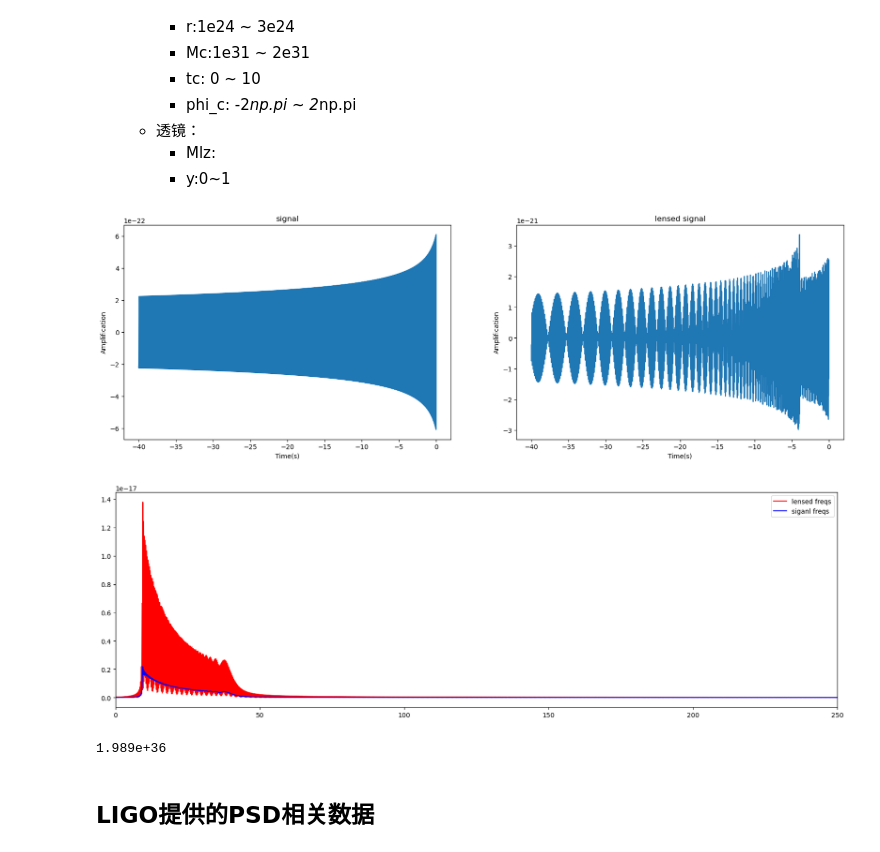
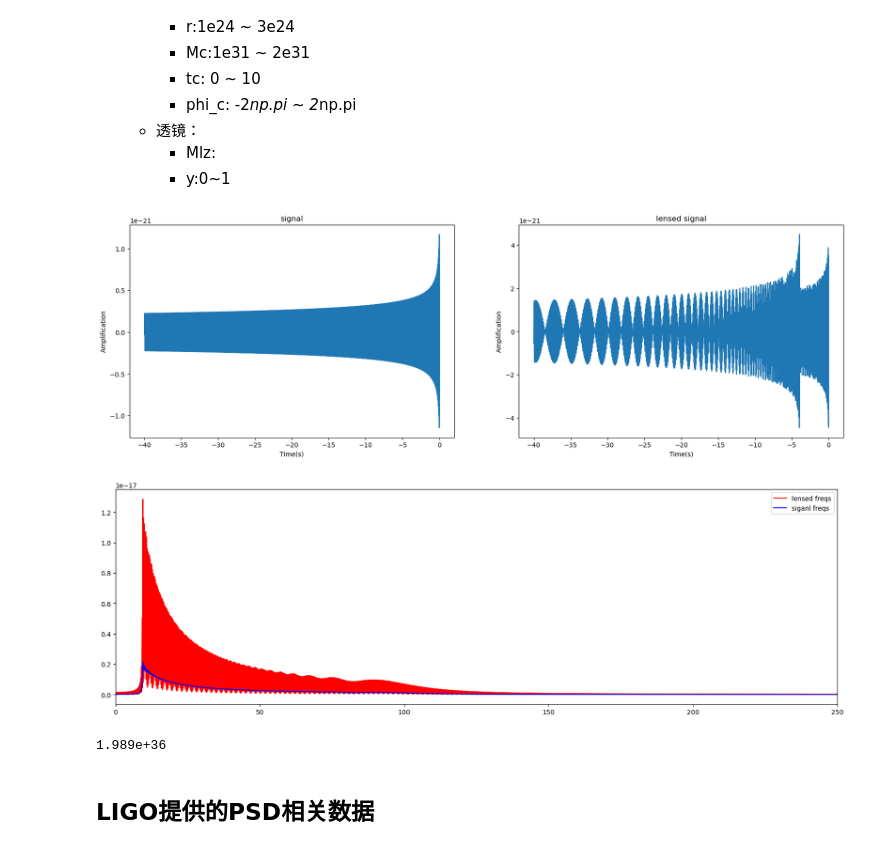
Before and after one commit to WeiQYU/PSO_change, a Jupyter notebook: PSO_change/generate_ligo/generate_signal_noise_data.ipynb, the cells around one changed output. Saved outputs shown, nothing was run; the diff lists cells and outputs as text; code cells hidden in the pictures.

```diff
--- a/PSO_change/generate_ligo/generate_signal_noise_data.ipynb
+++ b/PSO_change/generate_ligo/generate_signal_noise_data.ipynb
@@ -68,8 +68,9 @@ M = (M1 + M2)
 v = M1 * M2 / M ** 2 # 质量比
 M_c = v ** (3 / 5) * M  # 啁啾质量
 r = 1e8 * pc # 引力波源到观测者的距离  100Mpc
-t_c = 0.7298 # 合并时间
+t_c = 0.05 # 合并时间
 phi_c = -1/2 * np.pi # 合并时刻的相位
+
 t = np.linspace(-40,0,200000)
 
 # 定义引力波信号函数
@@ -115,35 +116,35 @@ lens_f = h_f * F_geo
 # 逆傅里叶变换将频域信号转换为时域信号
 h_lens = np.fft.irfft(lens_f)
 
 # 画图
 plt.figure(figsize=(20,6))
 plt.subplot(1,2,1)
 plt.plot(t,h.real,label = 'signal')
 plt.xlabel('Time(s)')
 plt.ylabel('Amplification')
 plt.title('signal')
 t = t[:-1]
 plt.subplot(1,2,2)
 plt.plot(t,h_lens.real,label = 'lensed signal')
 plt.xlabel('Time(s)')
 plt.ylabel('Amplification')
 plt.title('lensed signal')
 
 
 plt.show()
 
 
 plt.figure(figsize=(20,6))
 plt.plot(freqs,np.abs(lens_f),'red',label = 'lensed freqs')
 plt.plot(freqs,np.abs(h_f),'blue',label = 'siganl freqs')
 plt.xlim(0,250)
 plt.legend()
 
 plt.show()
 print(Mlz)
 # %% [output]
-[figure, old version]
+[figure, new version]
-[figure, old version]
+[figure, new version]
 1.989e+36
 # %% [markdown]
 ## LIGO提供的PSD相关数据
```
Also changed, not shown: parts of 4 cells of this notebook, 4 other files.
